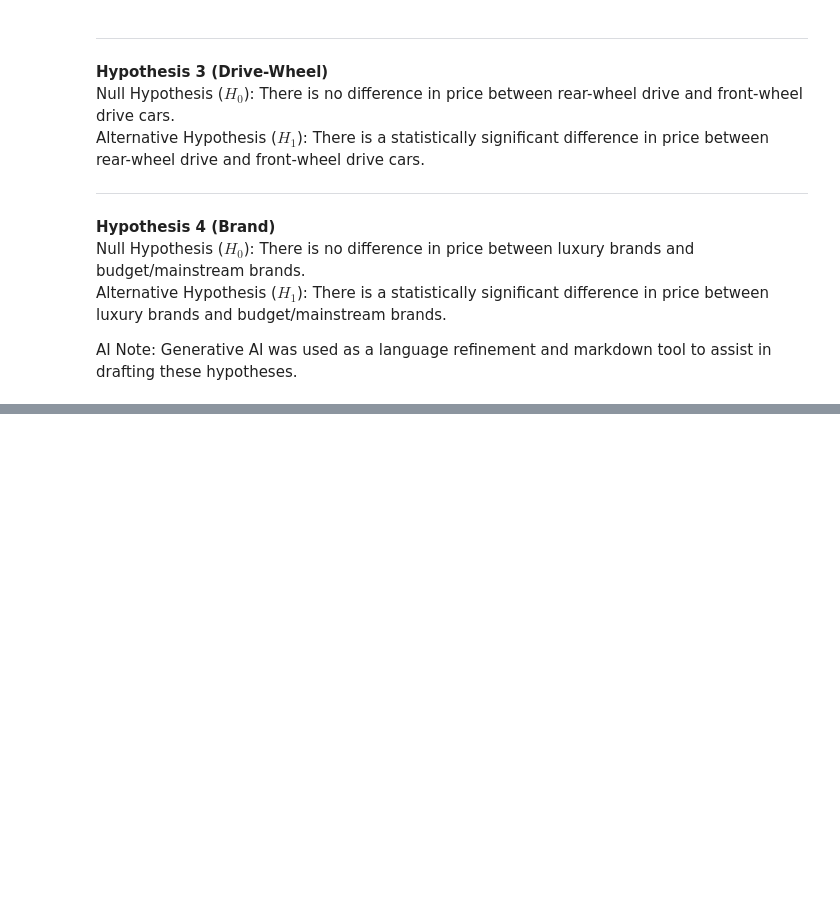
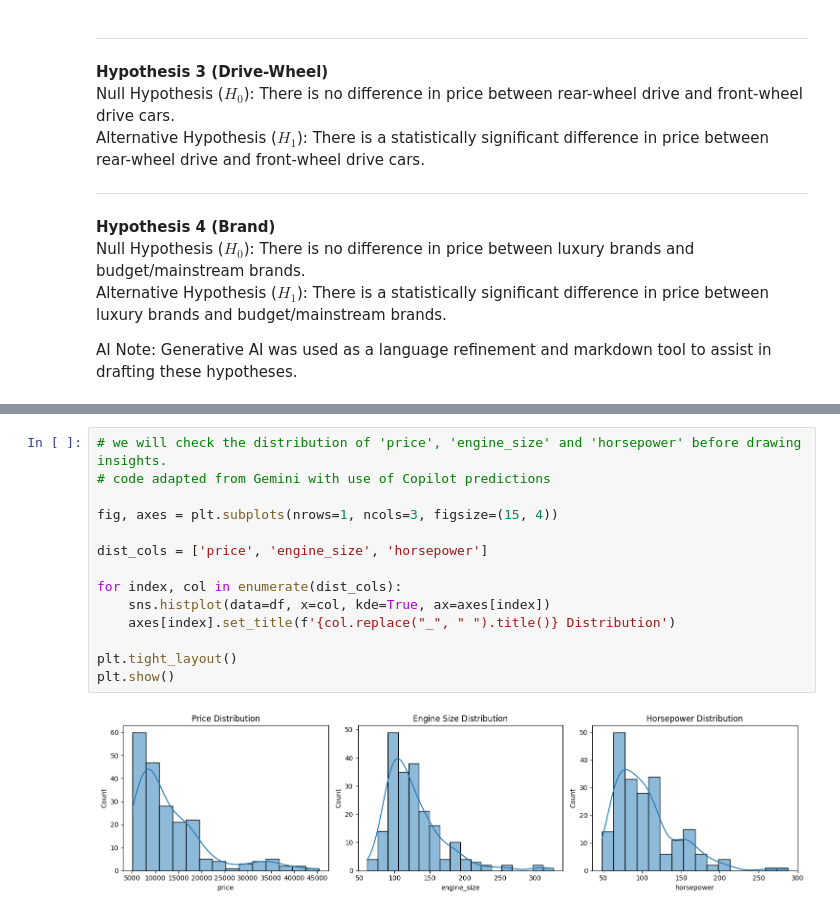
Before and after one commit to EHemraj/Car-Price-Analysis, a Jupyter notebook: jupyter_notebooks/02_EDA.ipynb, the cells around one changed output, grey strips where cells are left out. Cells and saved outputs as stored; diff of their text form; blank space fills up the shorter version.

```diff
--- a/jupyter_notebooks/02_EDA.ipynb
+++ b/jupyter_notebooks/02_EDA.ipynb
@@ -228,0 +258,16 @@ AI Note: Generative AI was used as a language refinement and markdown tool to as
+# %%
+# we will check the distribution of 'price', 'engine_size' and 'horsepower' before drawing insights.
+# code adapted from Gemini with use of Copilot predictions
+
+fig, axes = plt.subplots(nrows=1, ncols=3, figsize=(15, 4))
+
+dist_cols = ['price', 'engine_size', 'horsepower']
+
+for index, col in enumerate(dist_cols):
+    sns.histplot(data=df, x=col, kde=True, ax=axes[index])
+    axes[index].set_title(f'{col.replace("_", " ").title()} Distribution')
+
+plt.tight_layout()
+plt.show()
+# %% [output]
+[figure, added]
```
Also changed, not shown: parts of 14 cells of this notebook.
